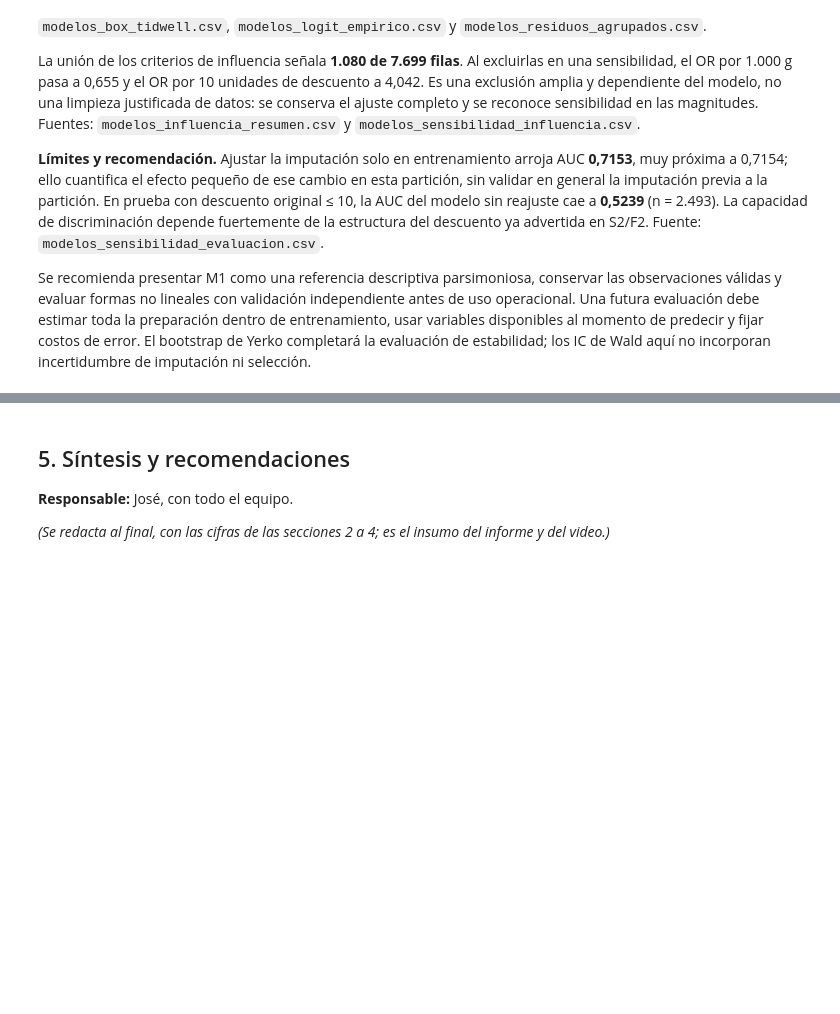
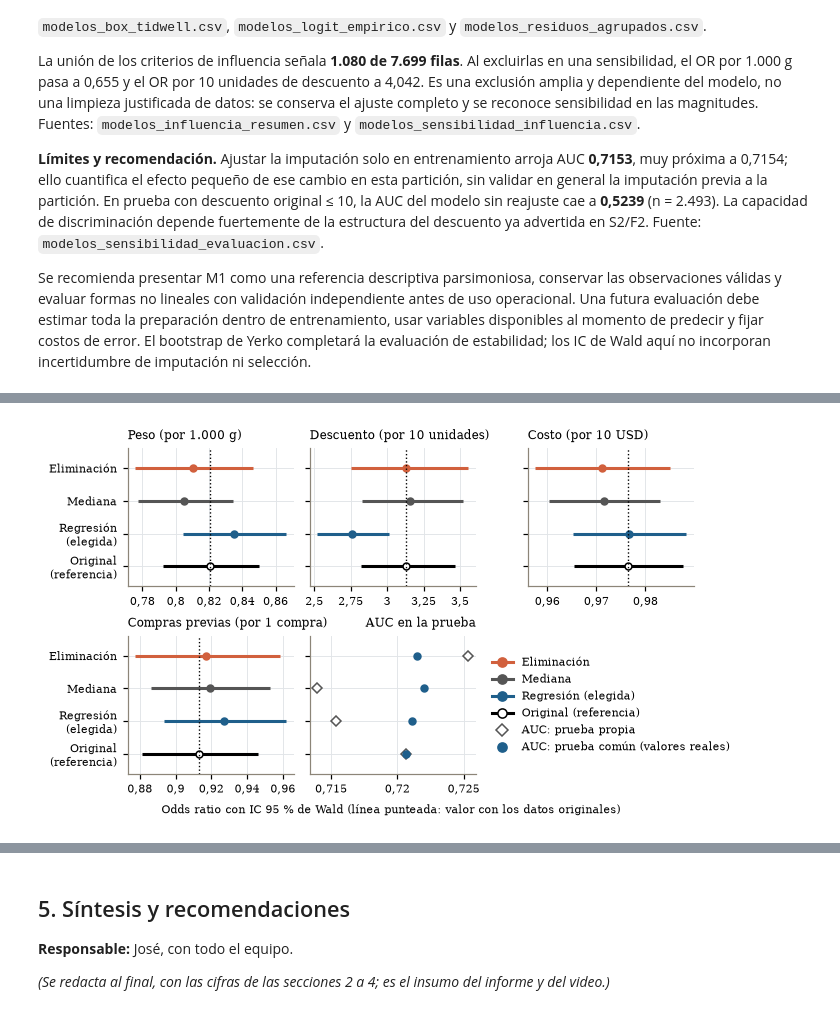
Before and after one commit to joserodriguezc/grupo_1_estadistica_computacional, a Jupyter notebook: sumativa_3/notebooks/sumativa_3_grupo1.ipynb, the cells around one changed output, grey strips where cells are left out. Cells and saved outputs as stored; diff of their text form; code cells hidden in the pictures; blank space fills up the shorter version.

```diff
--- a/sumativa_3/notebooks/sumativa_3_grupo1.ipynb
+++ b/sumativa_3/notebooks/sumativa_3_grupo1.ipynb
@@ -1366,0 +1490,36 @@ Se recomienda presentar M1 como una referencia descriptiva parsimoniosa, conserv
+# %%
+COLOR_P3 = {'eliminacion': TERRA, 'mediana': GRIS, 'regresion': AZUL, 'original': 'black'}
+ETIQ_P3 = {'eliminacion': 'Eliminación', 'mediana': 'Mediana', 'regresion': 'Regresión\n(elegida)', 'original': 'Original\n(referencia)'}
+fig, ejes = plt.subplots(2, 3, figsize=(ANCHO, 3.6))
+FMT_EJE = FuncFormatter(lambda x, _: num(x, 3).rstrip('0').rstrip(','))   # sin ceros finales: evita rótulos repetidos
+posiciones = np.arange(len(ESTRATEGIAS_P3))[::-1]
+for ax, v in zip(ejes.flat, NUM_FINAL):
+    for y, clave in zip(posiciones, ESTRATEGIAS_P3):
+        r = coef_p3[(coef_p3['estrategia'] == clave) & (coef_p3['predictor'] == v)].iloc[0]
+        ax.hlines(y, r['or_unidad_inf'], r['or_unidad_sup'], color=COLOR_P3[clave], lw=2)
+        ax.plot(r['or_unidad'], y, 'o', color=COLOR_P3[clave], ms=4.5, mfc='white' if clave == 'original' else COLOR_P3[clave])
+    ax.axvline(ref_orig.loc[v, 'or_unidad'], color='black', ls=':', lw=0.9)
+    ax.set_title(f"{ETIQ[v]} (por {UNIDADES_P3[v][1]})", fontsize=8)
+    ax.xaxis.set_major_formatter(FMT_EJE)
+    ax.tick_params(axis='x', labelsize=7)
+comun = desemp_p3[desemp_p3['evaluacion'] == 'prueba común con valores reales'].set_index('estrategia').loc[list(ESTRATEGIAS_P3)]
+propia = desemp_p3[desemp_p3['evaluacion'] == 'prueba propia'].set_index('estrategia').loc[list(ESTRATEGIAS_P3)]
+ax = ejes.flat[len(NUM_FINAL)]
+ax.plot(propia['auc'], posiciones, 'D', color=GRIS, ms=4.5, mfc='white', label='Prueba propia')
+ax.plot(comun['auc'], posiciones, 'o', color=AZUL, ms=4.5, label='Prueba común\n(valores reales)')
+ax.set_title('AUC en la prueba', fontsize=8, loc='right')
+ax.xaxis.set_major_formatter(FMT_EJE)
+ax.tick_params(axis='x', labelsize=7)
+for ax in ejes.flat[:len(NUM_FINAL) + 1]:
+    ax.set_yticks(posiciones, [ETIQ_P3[k] for k in ESTRATEGIAS_P3] if ax in (ejes[0, 0], ejes[1, 0]) else [], fontsize=7)
+    ax.set_ylim(-0.6, len(ESTRATEGIAS_P3) - 0.4)
+ejes.flat[-1].axis('off')
+ejes.flat[-1].legend([Line2D([], [], color=COLOR_P3[k], marker='o', lw=2, mfc='white' if k == 'original' else COLOR_P3[k])
+                      for k in ESTRATEGIAS_P3] + [Line2D([], [], color=GRIS, marker='D', ls='', mfc='white'),
+                                                   Line2D([], [], color=AZUL, marker='o', ls='')],
+                     [ETIQ_P3[k].replace(chr(10), ' ') for k in ESTRATEGIAS_P3] + ['AUC: prueba propia', 'AUC: prueba común (valores reales)'],
+                     loc='center', fontsize=7)
+fig.supxlabel('Odds ratio con IC 95 % de Wald (línea punteada: valor con los datos originales)', fontsize=7.5)
+guardar('fig_4_impacto_imputacion', fig)
+# %% [output]
+[figure, added]
```
Also changed, not shown: parts of 11 cells of this notebook, 38 other files.
